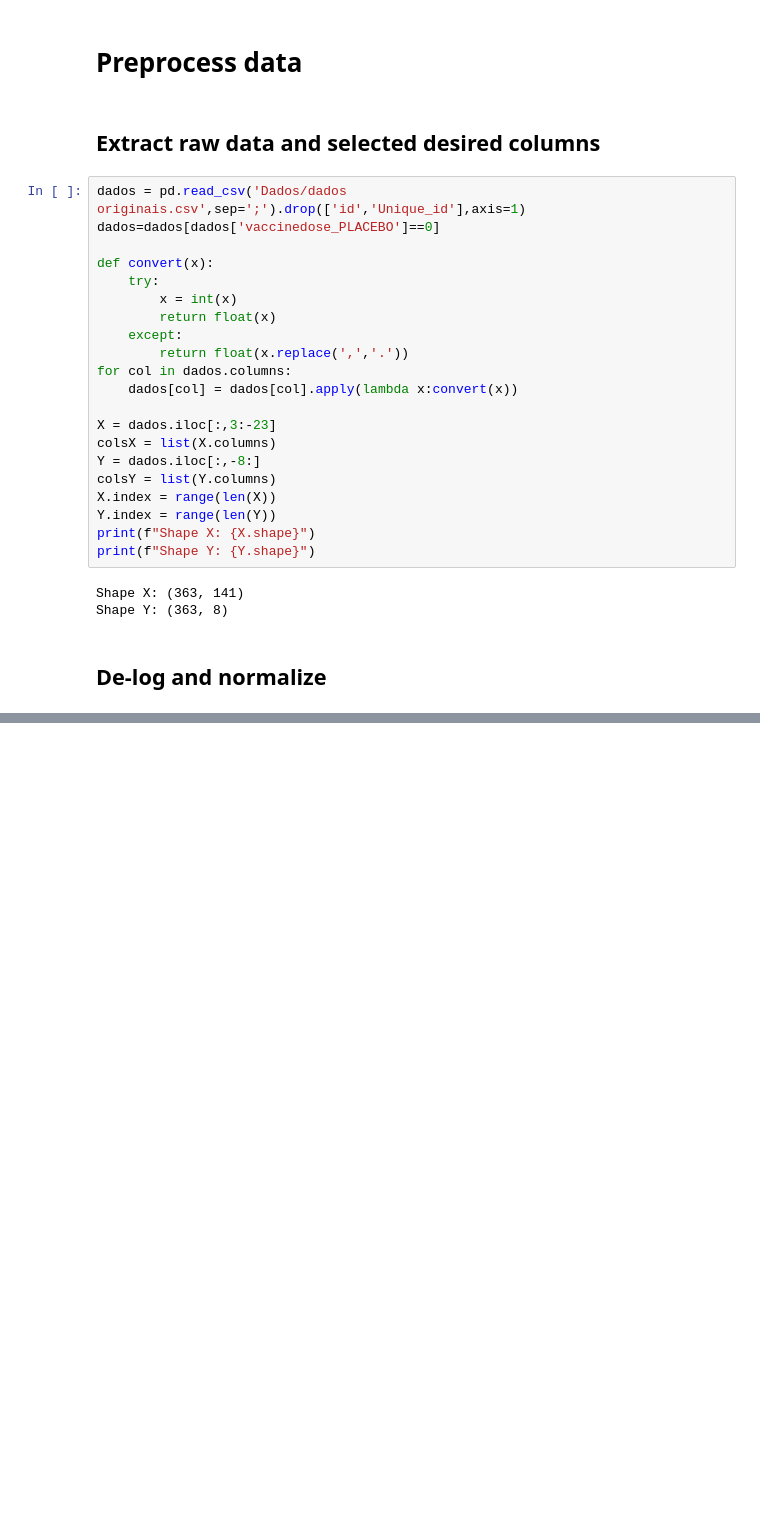
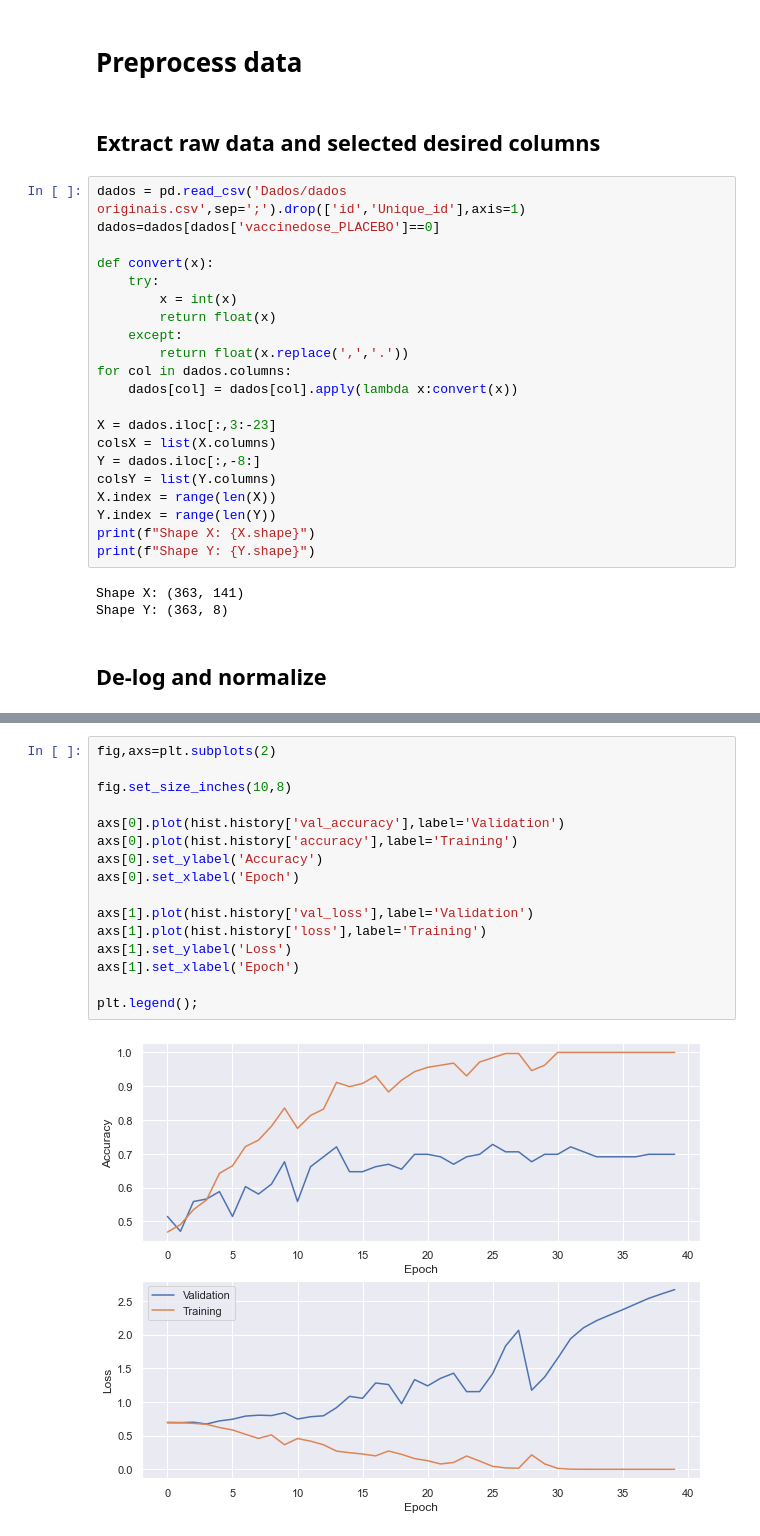
Before and after one commit to lucascbarbosa/CSBL, a Jupyter notebook: Ebola/Deep Learning.ipynb, the cells around one changed output, grey strips where cells are left out. Saved outputs shown, nothing was run; the diff lists cells and outputs as text; blank space fills up the shorter version.

```diff
--- a/Ebola/Deep Learning.ipynb
+++ b/Ebola/Deep Learning.ipynb
@@ -99,0 +172,18 @@ X
+# %%
+fig,axs=plt.subplots(2)
+
+fig.set_size_inches(10,8)
+
+axs[0].plot(hist.history['val_accuracy'],label='Validation')
+axs[0].plot(hist.history['accuracy'],label='Training')
+axs[0].set_ylabel('Accuracy')
+axs[0].set_xlabel('Epoch')
+
+axs[1].plot(hist.history['val_loss'],label='Validation')
+axs[1].plot(hist.history['loss'],label='Training')
+axs[1].set_ylabel('Loss')
+axs[1].set_xlabel('Epoch')
+
+plt.legend();
+# %% [output]
+[figure, added]
```
Also changed, not shown: parts of 6 cells of this notebook.
